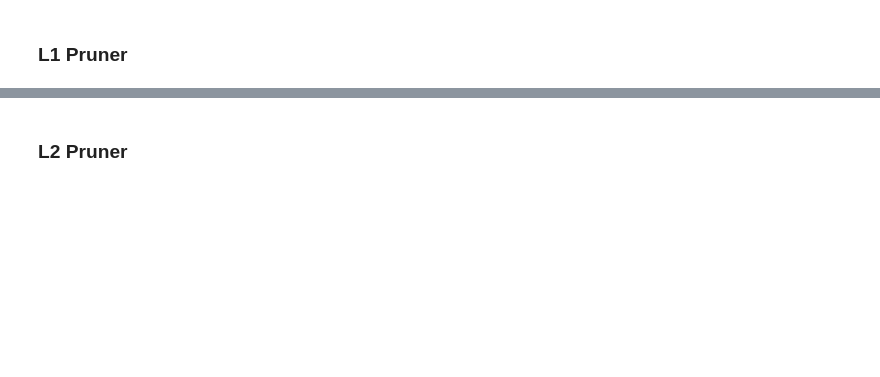
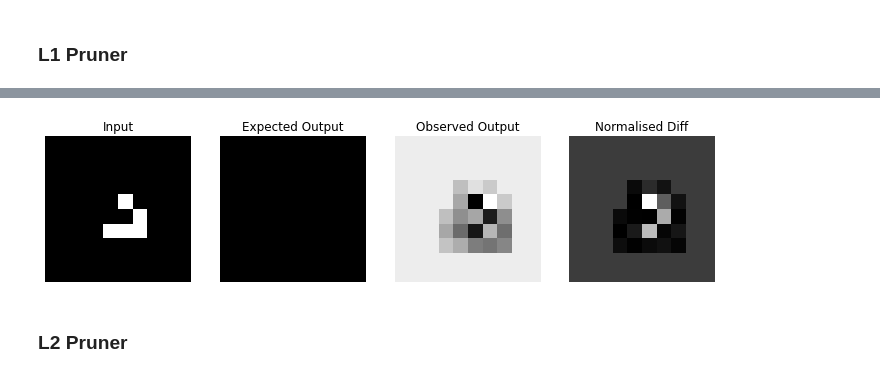
Before and after one commit to luknw/convoca, a Jupyter notebook: paper_replication.ipynb, the cells around one changed output, grey strips where cells are left out. Saved outputs shown, nothing was run; the diff lists cells and outputs as text; code cells hidden in the pictures; blank space fills up the shorter version.

```diff
--- a/paper_replication.ipynb
+++ b/paper_replication.ipynb
@@ -288,5 +173,6 @@ display_test(m)
 ### L1 Pruner
 # %%
 config_list = [{ 'sparsity': 0.1, 'op_types': ['Conv2d'] }]
-m = prune_model_and_test(model, L1FilterPruner, config_list)
-display_test(m)
+m = pr.prune_model_and_test(model, optimizer, L1FilterPruner, config_list)
+pr.display_test(m, ca)
+# %% [output]
@@ -293,3 +180,4 @@ display_test(m)
+[figure, added]
 # %% [markdown]
 ### L2 Pruner
 # %%
```
Also changed, not shown: parts of 31 cells of this notebook, 1 other file.
